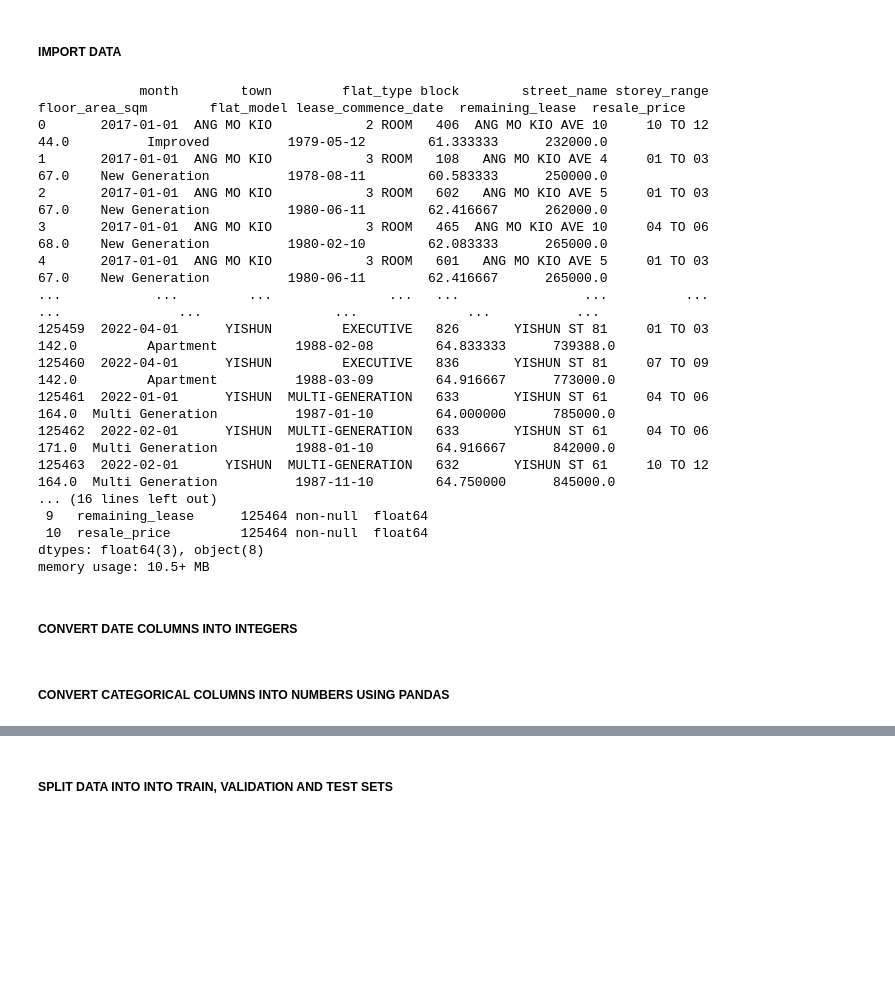
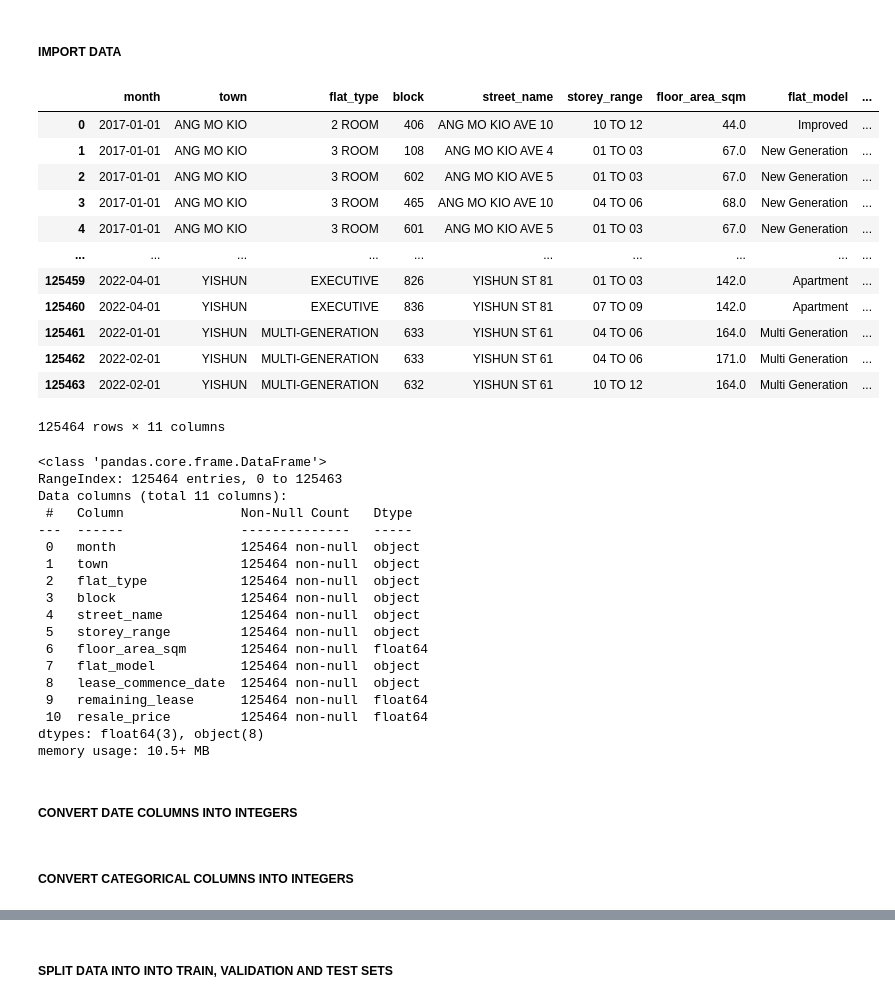
Before and after one commit to jaredpek/Resale-Flat-Prices-Regression-Model, a Jupyter notebook: FlatPricesModel.ipynb, the cells around one changed output, grey strips where cells are left out. Drawn from its saved outputs; the diff is of its cells as text; code cells hidden in the pictures; blank space fills up the shorter version.

Commit message:
update model
update model

```diff
--- a/FlatPricesModel.ipynb
+++ b/FlatPricesModel.ipynb
@@ -20,28 +21,45 @@ pd.set_option('display.width', 1000000000)
 # %% [markdown]
 ##### IMPORT DATA
 # %%
-flatPrices = pd.read_csv('flat-prices-new.csv')
+flatPrices = pd.read_csv("flat-prices-new.csv")
 flatPrices = flatPrices.drop([flatPrices.columns[0]], axis=1)
-print(flatPrices)
-flatPrices.info()
-# %% [output]
-             month        town         flat_type block        street_name storey_range  floor_area_sqm        flat_model lease_commence_date  remaining_lease  resale_price
-0       2017-01-01  ANG MO KIO            2 ROOM   406  ANG MO KIO AVE 10     10 TO 12            44.0          Improved          1979-05-12        61.333333      232000.0
-1       2017-01-01  ANG MO KIO            3 ROOM   108   ANG MO KIO AVE 4     01 TO 03            67.0    New Generation          1978-08-11        60.583333      250000.0
-2       2017-01-01  ANG MO KIO            3 ROOM   602   ANG MO KIO AVE 5     01 TO 03            67.0    New Generation          1980-06-11        62.416667      262000.0
-3       2017-01-01  ANG MO KIO            3 ROOM   465  ANG MO KIO AVE 10     04 TO 06            68.0    New Generation          1980-02-10        62.083333      265000.0
-4       2017-01-01  ANG MO KIO            3 ROOM   601   ANG MO KIO AVE 5     01 TO 03            67.0    New Generation          1980-06-11        62.416667      265000.0
-...            ...         ...               ...   ...                ...          ...             ...               ...                 ...              ...           ...
-125459  2022-04-01      YISHUN         EXECUTIVE   826       YISHUN ST 81     01 TO 03           142.0         Apartment          1988-02-08        64.833333      739388.0
-125460  2022-04-01      YISHUN         EXECUTIVE   836       YISHUN ST 81     07 TO 09           142.0         Apartment          1988-03-09        64.916667      773000.0
-125461  2022-01-01      YISHUN  MULTI-GENERATION   633       YISHUN ST 61     04 TO 06           164.0  Multi Generation          1987-01-10        64.000000      785000.0
-125462  2022-02-01      YISHUN  MULTI-GENERATION   633       YISHUN ST 61     04 TO 06           171.0  Multi Generation          1988-01-10        64.916667      842000.0
-125463  2022-02-01      YISHUN  MULTI-GENERATION   632       YISHUN ST 61     10 TO 12           164.0  Multi Generation          1987-11-10        64.750000      845000.0
-... (16 lines left out)
- 9   remaining_lease      125464 non-null  float64
- 10  resale_price         125464 non-null  float64
-dtypes: float64(3), object(8)
-memory usage: 10.5+ MB
+# %%
+flatPrices
+# %% [output]
+|  | month | town | flat_type | block | street_name | storey_range | floor_area_sqm | flat_model | ... |
+| 0 | 2017-01-01 | ANG MO KIO | 2 ROOM | 406 | ANG MO KIO AVE 10 | 10 TO 12 | 44.0 | Improved | ... |
+| 1 | 2017-01-01 | ANG MO KIO | 3 ROOM | 108 | ANG MO KIO AVE 4 | 01 TO 03 | 67.0 | New Generation | ... |
+| 2 | 2017-01-01 | ANG MO KIO | 3 ROOM | 602 | ANG MO KIO AVE 5 | 01 TO 03 | 67.0 | New Generation | ... |
+| 3 | 2017-01-01 | ANG MO KIO | 3 ROOM | 465 | ANG MO KIO AVE 10 | 04 TO 06 | 68.0 | New Generation | ... |
+| 4 | 2017-01-01 | ANG MO KIO | 3 ROOM | 601 | ANG MO KIO AVE 5 | 01 TO 03 | 67.0 | New Generation | ... |
+| ... | ... | ... | ... | ... | ... | ... | ... | ... | ... |
+| 125459 | 2022-04-01 | YISHUN | EXECUTIVE | 826 | YISHUN ST 81 | 01 TO 03 | 142.0 | Apartment | ... |
+| 125460 | 2022-04-01 | YISHUN | EXECUTIVE | 836 | YISHUN ST 81 | 07 TO 09 | 142.0 | Apartment | ... |
+| 125461 | 2022-01-01 | YISHUN | MULTI-GENERATION | 633 | YISHUN ST 61 | 04 TO 06 | 164.0 | Multi Generation | ... |
+| 125462 | 2022-02-01 | YISHUN | MULTI-GENERATION | 633 | YISHUN ST 61 | 04 TO 06 | 171.0 | Multi Generation | ... |
+| 125463 | 2022-02-01 | YISHUN | MULTI-GENERATION | 632 | YISHUN ST 61 | 10 TO 12 | 164.0 | Multi Generation | ... |
+125464 rows × 11 columns
+# %%
+flatPrices.info()
+# %% [output]
+<class 'pandas.core.frame.DataFrame'>
+RangeIndex: 125464 entries, 0 to 125463
+Data columns (total 11 columns):
+ #   Column               Non-Null Count   Dtype
+---  ------               --------------   -----
+ 0   month                125464 non-null  object
+ 1   town                 125464 non-null  object
+ 2   flat_type            125464 non-null  object
+ 3   block                125464 non-null  object
+ 4   street_name          125464 non-null  object
+ 5   storey_range         125464 non-null  object
+ 6   floor_area_sqm       125464 non-null  float64
+ 7   flat_model           125464 non-null  object
+ 8   lease_commence_date  125464 non-null  object
+ 9   remaining_lease      125464 non-null  float64
+ 10  resale_price         125464 non-null  float64
+dtypes: float64(3), object(8)
+memory usage: 10.5+ MB
 # %% [markdown]
 #####  CONVERT DATE COLUMNS INTO INTEGERS
 # %%
@@ -50,5 +68,5 @@ flatPrices['lease_commence_date'] = flatPrices['lease_commence_date'].astype(str
 # %% [markdown]
-##### CONVERT CATEGORICAL COLUMNS INTO NUMBERS USING PANDAS
+##### CONVERT CATEGORICAL COLUMNS INTO INTEGERS
 # %%
 for label, content in flatPrices.items():
     if pd.api.types.is_string_dtype(content):
```
Also changed, not shown: parts of 25 cells of this notebook, 2 other files.
